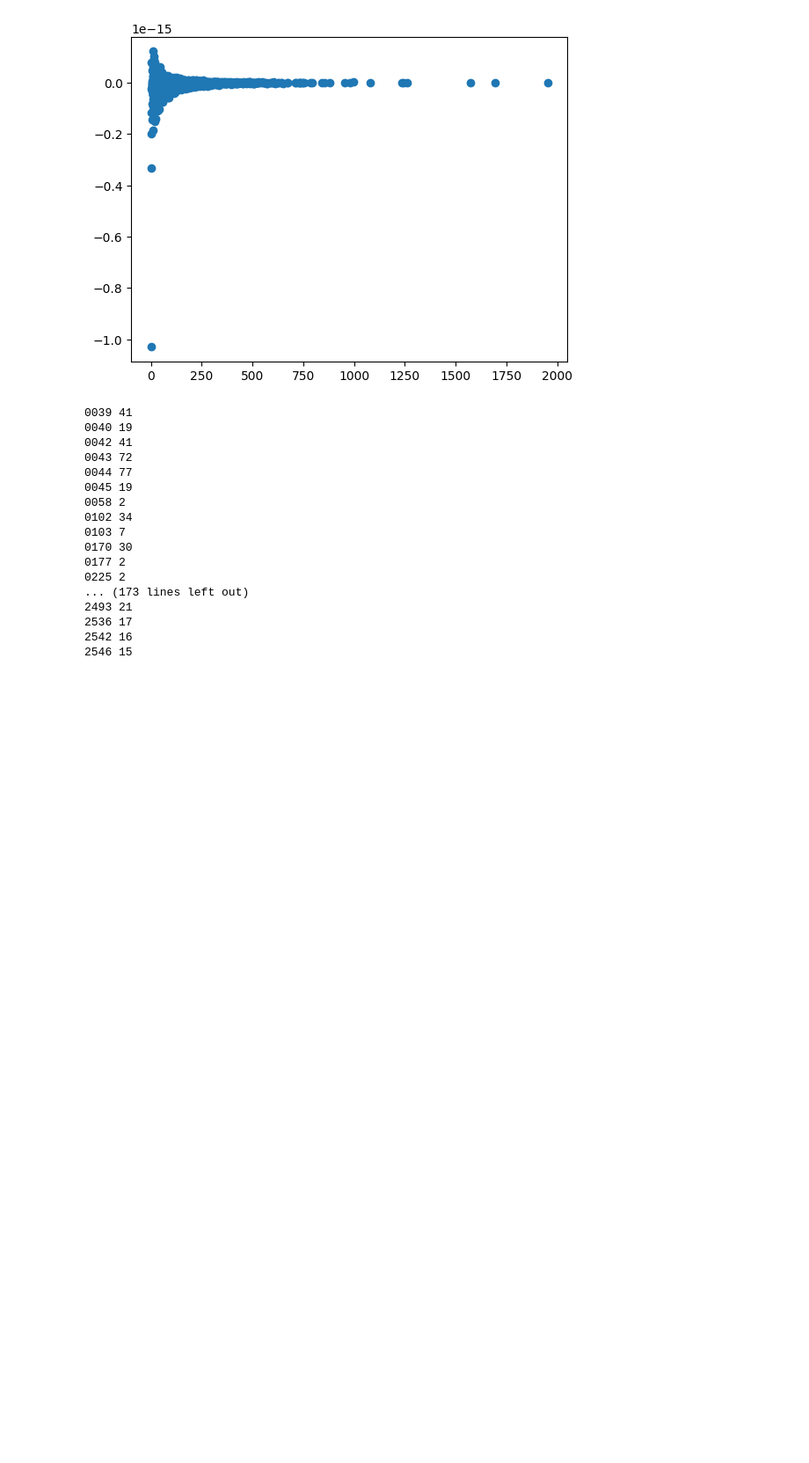
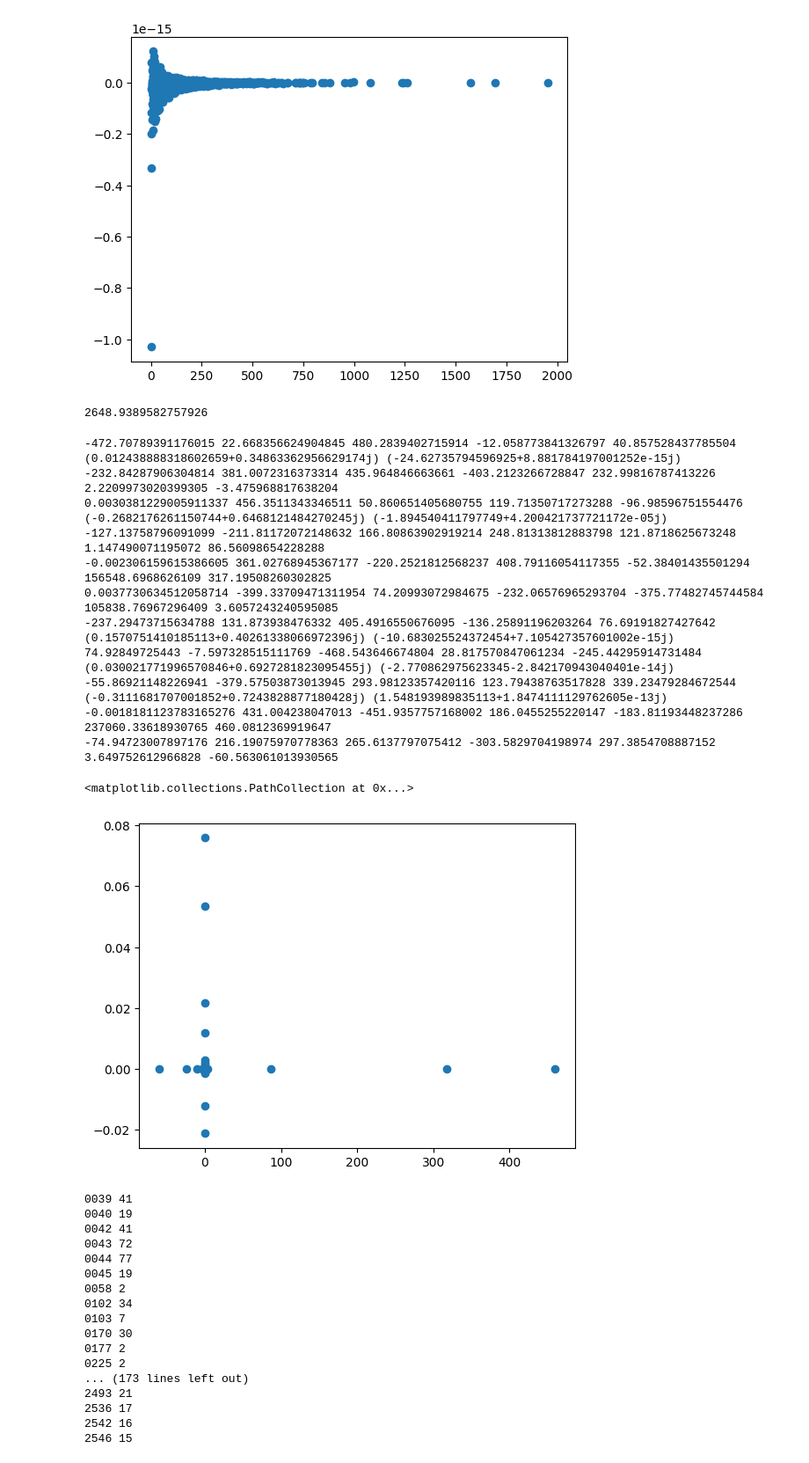
Before and after one commit to moej56153/Master_Thesis, a Jupyter notebook: integral_data_analysis/random_code.ipynb, the cells around one changed output. Shown: that part at 88% size. Cells and saved outputs as stored; diff of their text form; code cells hidden in the pictures; blank space fills up the shorter version.

```diff
--- a/integral_data_analysis/random_code.ipynb
+++ b/integral_data_analysis/random_code.ipynb
@@ -55,6 +96,64 @@ def quartic_root(A, B, C, D, E):
     alpha = -3 * B**2 / (8 * A**2) + C/A
     beta = B**3 / (8 * A**3) - B * C / (2 * A**2) + D/A
     gamma = -3 * B**4 / (256 * A**4) + C * B**2 / (16 * A**3) - B * D / (4 * A**2) + E / A
+
+    if beta == 0.:
+        s1 = (alpha**2 - 4*gamma)**0.5
+        s2 = ((-alpha + s1) / 2)**0.5
+        x = -B/(4*A) + s2
+        return x
+
+    P = -(alpha**2)/12 - gamma
+    Q = -(alpha**3)/108 + alpha*gamma/3 - (beta**2) / 8
+    R = -Q/2 + (Q**2 / 4 + P**3 / 27)**0.5
+    U = R**(1/3)
+    if U == 0.:
+        y = -5/6*alpha - (Q**(1/3))
+    else:
+        y = -5/6*alpha + U - P/(3*U)
+    W = (alpha + 2*y)**0.5
+
+    s1 = 2*beta/W
+    s2 = (-(3*alpha + 2*y + s1))**0.5
+    s3 = (W + s2) / 2
+    x = -B / (4*A) + s3
+    return x
+# %%
+quartic_root(0.052552199685123924, -139.3620255099333, 409.3115364655596, -439.5330339980982, 155.93677904041328)
+# %% [output]
+2648.9389582757926
+# %%
+res = []
+for i in range(1000000):
+    arg = np.random.random(5)*1000-500
+    A = float(arg[0])
+    B = float(arg[1])
+    C = float(arg[2])
+    D = float(arg[3])
+    E = float(arg[4])
+    x = quartic_root(A, B, C, D, E)
+
+
+    res.append(
+        (A*x**4 + B*x**3 + C*x**2 + D*x + E)
+    )
+    if abs(res[-1]) > 1.:
+        print(A, B, C, D, E, x, res[-1])
+plt.scatter([i.real for i in res], [i.imag for i in res])
+# %% [output]
+-472.70789391176015 22.668356624904845 480.2839402715914 -12.058773841326797 40.857528437785504 (0.012438888318602659+0.34863362956629174j) (-24.62735794596925+8.881784197001252e-15j)
+-232.84287906304814 381.0072316373314 435.964846663661 -403.2123266728847 232.99816787413226 2.2209973020399305 -3.475968817638204
+0.0030381229005911337 456.3511343346511 50.860651405680755 119.71350717273288 -96.98596751554476 (-0.2682176261150744+0.6468121484270245j) (-1.894540411797749+4.200421737721172e-05j)
+-127.13758796091099 -211.81172072148632 166.80863902919214 248.81313812883798 121.8718625673248 1.147490071195072 86.56098654228288
+-0.002306159615386605 361.02768945367177 -220.2521812568237 408.79116054117355 -52.38401435501294 156548.6968626109 317.19508260302825
+0.0037730634512058714 -399.33709471311954 74.20993072984675 -232.06576965293704 -375.77482745744584 105838.76967296409 3.6057243240595085
+-237.29473715634788 131.873938476332 405.4916550676095 -136.25891196203264 76.69191827427642 (0.1570751410185113+0.40261338066972396j) (-10.683025524372454+7.105427357601002e-15j)
+74.92849725443 -7.597328515111769 -468.543646674804 28.817570847061234 -245.44295914731484 (0.030021771996570846+0.6927281823095455j) (-2.770862975623345-2.842170943040401e-14j)
+-55.86921148226941 -379.57503873013945 293.98123357420116 123.79438763517828 339.23479284672544 (-0.3111681707001852+0.7243828877180428j) (1.548193989835113+1.8474111129762605e-13j)
+-0.0018181123783165276 431.004238047013 -451.9357757168002 186.0455255220147 -183.81193448237286 237060.33618930765 460.0812369919647
+-74.94723007897176 216.19075970778363 265.6137797075412 -303.5829704198974 297.3854708887152 3.649752612966828 -60.563061013930565
+<matplotlib.collections.PathCollection at 0x...>
+[figure, added]
 # %%
 from IntegralQuery import SearchQuery, IntegralQuery, Filter, Range
 from astropy.coordinates import SkyCoord
```
Also changed, not shown: parts of 3 cells of this notebook.
